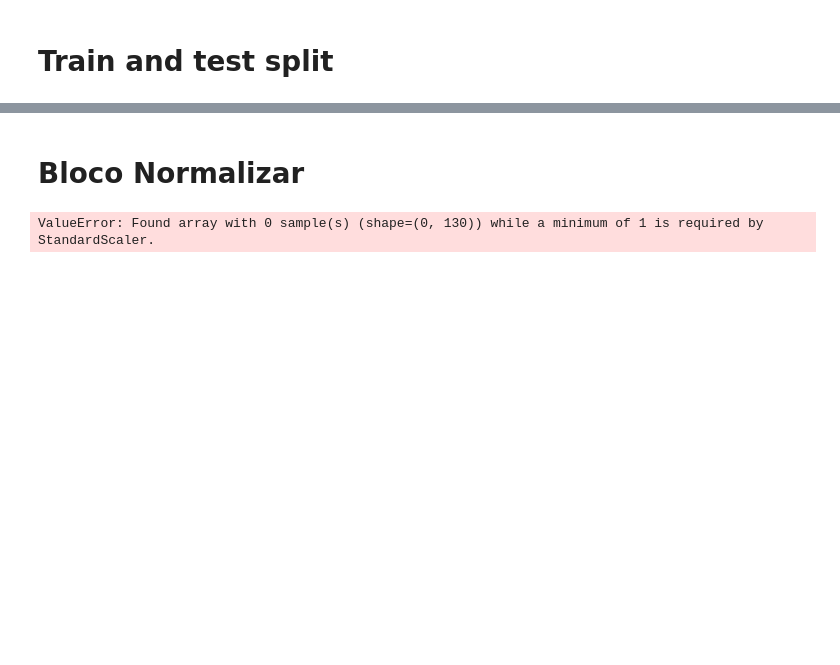
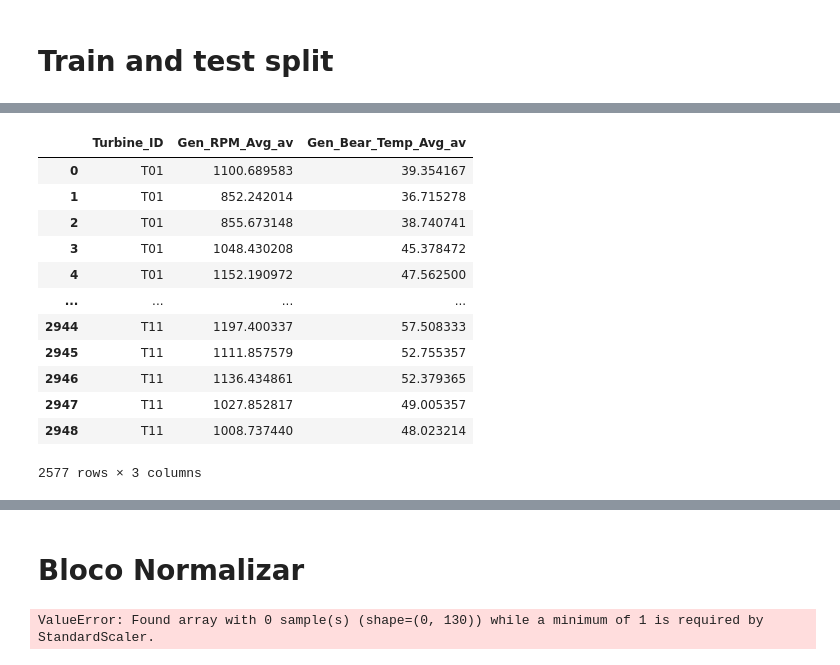
Before and after one commit to RicardoJPedro82/wmillfailprev, a Jupyter notebook: notebooks/Miguel_v2_Data_prep_clean.ipynb, the cells around one changed output, grey strips where cells are left out. Saved outputs shown, nothing was run; the diff lists cells and outputs as text; code cells hidden in the pictures; blank space fills up the shorter version.

```diff
--- a/notebooks/Miguel_v2_Data_prep_clean.ipynb
+++ b/notebooks/Miguel_v2_Data_prep_clean.ipynb
@@ -407,0 +455,2 @@ df_train_gearbox=pd.concat([train_part_1, df_test_gearbox_aux])
+# %%
+init_scale.fit(df_train_generator_teste)
@@ -407,0 +478,16 @@ df_train_gearbox=pd.concat([train_part_1, df_test_gearbox_aux])
+# %%
+df_train_generator_teste
+# %% [output]
+|  | Turbine_ID | Gen_RPM_Avg_av | Gen_Bear_Temp_Avg_av |
+| 0 | T01 | 1100.689583 | 39.354167 |
+| 1 | T01 | 852.242014 | 36.715278 |
+| 2 | T01 | 855.673148 | 38.740741 |
+| 3 | T01 | 1048.430208 | 45.378472 |
+| 4 | T01 | 1152.190972 | 47.562500 |
+| ... | ... | ... | ... |
+| 2944 | T11 | 1197.400337 | 57.508333 |
+| 2945 | T11 | 1111.857579 | 52.755357 |
+| 2946 | T11 | 1136.434861 | 52.379365 |
+| 2947 | T11 | 1027.852817 | 49.005357 |
+| 2948 | T11 | 1008.737440 | 48.023214 |
+2577 rows × 3 columns
```
Also changed, not shown: parts of 35 cells of this notebook, 1 other file.
